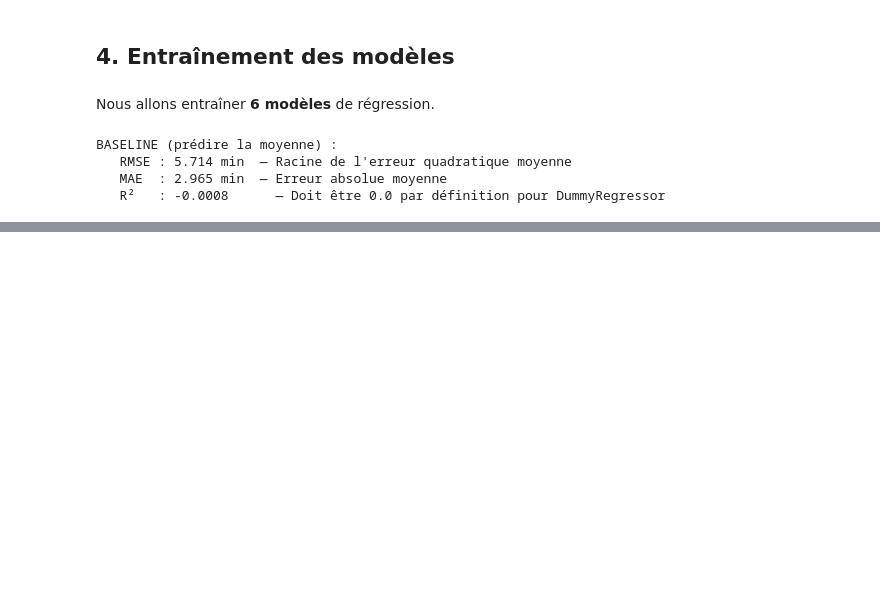
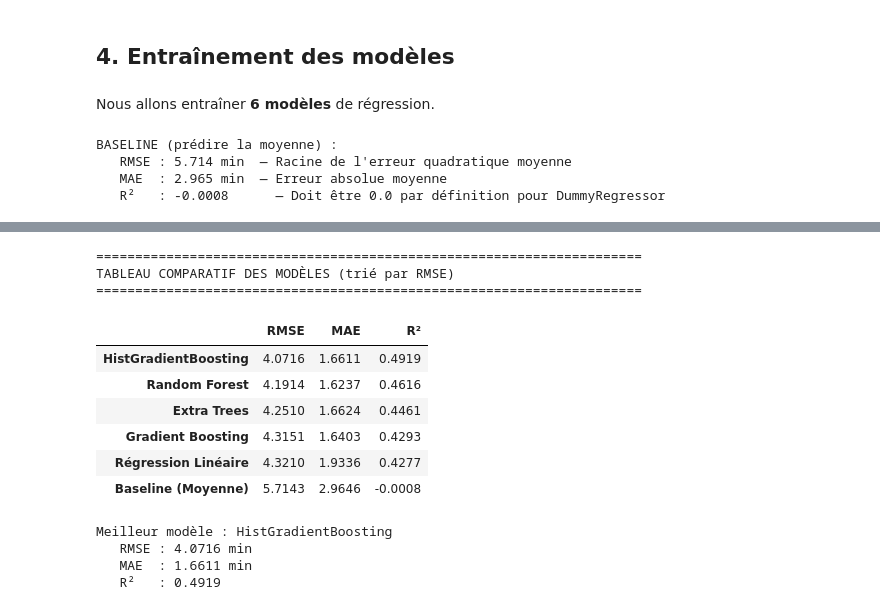
Before and after one commit to LaurinceG4N0/tardis-sncf, a Jupyter notebook: tardis_model.ipynb, the cells around one changed output, grey strips where cells are left out. Drawn from its saved outputs; the diff is of its cells as text; code cells hidden in the pictures; blank space fills up the shorter version.

Commit message:
FEAT: Complete tardis_model.ipynb and tardis_dashboard.py

```diff
--- a/tardis_model.ipynb
+++ b/tardis_model.ipynb
@@ -538,7 +526,7 @@ pipe_rf = Pipeline([
         min_samples_split=5,  # Nombre minimum d'exemples pour splitter un nœud
         min_samples_leaf=2,   # Nombre minimum d'exemples dans une feuille
         max_features='sqrt',  # Nombre de features à considérer à chaque split
-        n_jobs=-1,            # Utiliser tous les cœurs CPU disponibles
+        n_jobs=2,
         random_state=SEED
     ))
 ])
@@ -568,7 +556,7 @@ pipe_gb = Pipeline([
     ('preprocessor', preprocessor),
     ('model', GradientBoostingRegressor(
         n_estimators=200,      # Nombre d'itérations de boosting
-        learning_rate=0.05,    # Taux d'apprentissage. Petit = plus robuste mais plus lent
+        learning_rate=0.01,    # Taux d'apprentissage. Petit = plus robuste mais plus lent
         max_depth=5,           # Arbres plus petits (stumps) pour le boosting
         subsample=0.8,         # Fraction des données à utiliser par arbre
         min_samples_split=10,  # Nœuds minimum pour splitter
@@ -600,12 +588,12 @@ GRADIENT BOOSTING :
 pipe_et = Pipeline([
     ('preprocessor', preprocessor),
     ('model', ExtraTreesRegressor(
-        n_estimators=200,
+        n_estimators=300,
         max_depth=15,
         min_samples_split=5,
         min_samples_leaf=2,
         max_features='sqrt',
-        n_jobs=-1,
+        n_jobs=2,
         random_state=SEED
     ))
 ])
@@ -635,7 +623,7 @@ pipe_hgb = Pipeline([
     ('preprocessor', preprocessor),
     ('model', HistGradientBoostingRegressor(
         max_iter=300,            # Nombre d'itérations de boosting
-        learning_rate=0.05,      # Même raisonnement que GradientBoosting
+        learning_rate=0.01,      # Même raisonnement que GradientBoosting
         max_depth=6,             # Profondeur des arbres
         l2_regularization=0.1,  # Régularisation L2 pour réduire l'overfitting
         min_samples_leaf=20,     # Feuilles avec minimum 20 exemples
@@ -664,0 +665,51 @@ HIST GRADIENT BOOSTING :
+# %%
+# TABLEAU COMPARATIF — Tous les modèles
+
+results = {
+    "Baseline (Moyenne)"            : {"RMSE": rmse_baseline, "MAE": mae_baseline, "R²": r2_baseline, "preds": y_pred_baseline},
+    "Régression Linéaire"           : {"RMSE": rmse_lr,       "MAE": mae_lr,       "R²": r2_lr,       "preds": y_pred_lr},
+    "Random Forest"                 : {"RMSE": rmse_rf,       "MAE": mae_rf,       "R²": r2_rf,       "preds": y_pred_rf},
+    "Gradient Boosting"             : {"RMSE": rmse_gb,       "MAE": mae_gb,       "R²": r2_gb,       "preds": y_pred_gb},
+    "Extra Trees"                   : {"RMSE": rmse_et,       "MAE": mae_et,       "R²": r2_et,       "preds": y_pred_et},
+    "HistGradientBoosting"          : {"RMSE": rmse_hgb,      "MAE": mae_hgb,      "R²": r2_hgb,      "preds": y_pred_hgb},
+}
+
+# Créer le DataFrame des résultats
+results_df = pd.DataFrame({
+    name: {"RMSE": v["RMSE"], "MAE": v["MAE"], "R²": v["R²"]}
+    for name, v in results.items()
+}).T.round(4)
+
+# Trier par RMSE croissant (meilleur en premier)
+results_df = results_df.sort_values("RMSE")
+
+print('=' * 70)
+print("TABLEAU COMPARATIF DES MODÈLES (trié par RMSE)")
+print('=' * 70)
+display(results_df.style
+    .background_gradient(subset=["RMSE"], cmap="RdYlGn_r")
+    .background_gradient(subset=["MAE"],  cmap="RdYlGn_r")
+    .background_gradient(subset=["R²"],   cmap="RdYlGn")
+    .format({"RMSE": '{:.4f}', "MAE": '{:.4f}', "R²": '{:.4f}'})
+)
+
+best_model_name = results_df.index[0]
+print(f"\nMeilleur modèle : {best_model_name}")
+print(f"   RMSE : {results_df.loc[best_model_name, "RMSE"]:.4f} min")
+print(f"   MAE  : {results_df.loc[best_model_name, "MAE"]:.4f} min")
+print(f"   R²   : {results_df.loc[best_model_name, "R²"]:.4f}")
+# %% [output]
+======================================================================
+TABLEAU COMPARATIF DES MODÈLES (trié par RMSE)
+======================================================================
+|  | RMSE | MAE | R² |
+| HistGradientBoosting | 4.0716 | 1.6611 | 0.4919 |
+| Random Forest | 4.1914 | 1.6237 | 0.4616 |
+| Extra Trees | 4.2510 | 1.6624 | 0.4461 |
+| Gradient Boosting | 4.3151 | 1.6403 | 0.4293 |
+| Régression Linéaire | 4.3210 | 1.9336 | 0.4277 |
+| Baseline (Moyenne) | 5.7143 | 2.9646 | -0.0008 |
+Meilleur modèle : HistGradientBoosting
+   RMSE : 4.0716 min
+   MAE  : 1.6611 min
+   R²   : 0.4919
```
Also changed, not shown: parts of 19 cells of this notebook, 3 other files.
